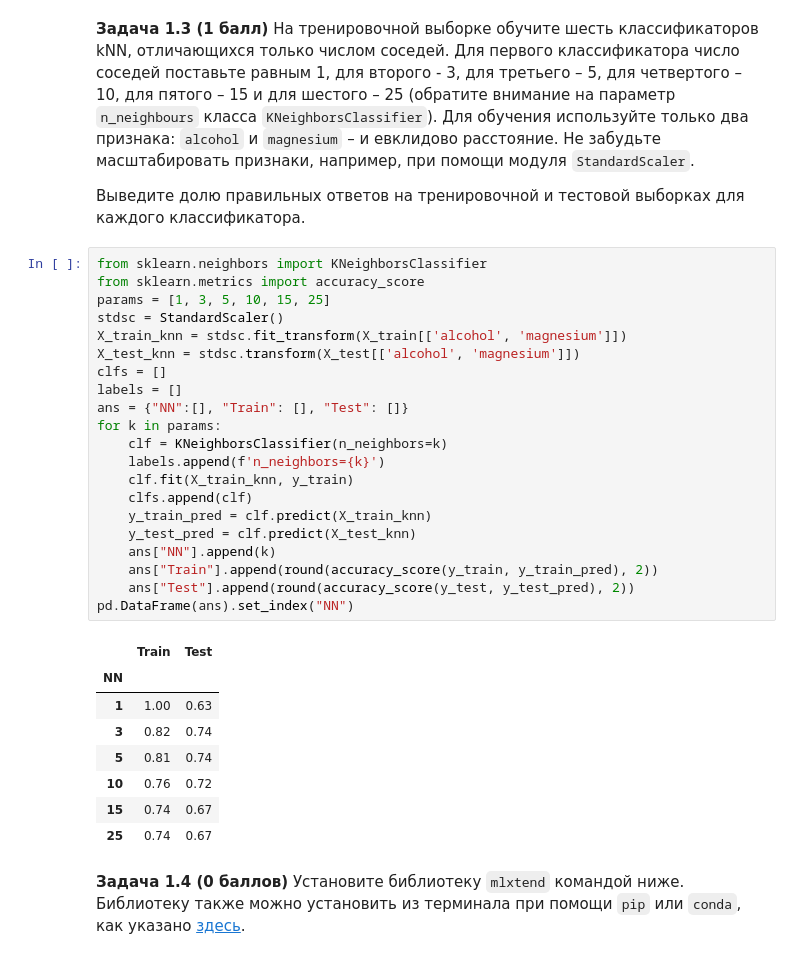
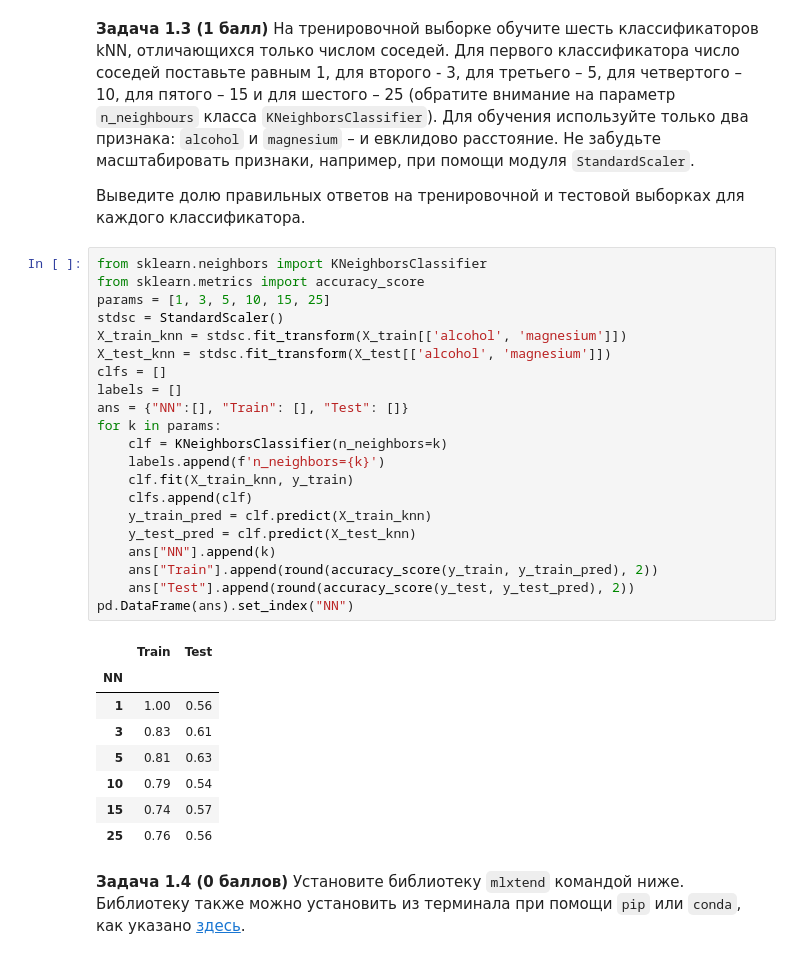
Before and after one commit to IgorLukhnev/hse_iad_data_analysis, a Jupyter notebook: hw4/hw04.ipynb, the cells around one changed output. Cells and saved outputs as stored; diff of their text form.

```diff
--- a/hw4/hw04.ipynb
+++ b/hw4/hw04.ipynb
@@ -105,33 +106,33 @@ X_train, X_test, y_train, y_test = train_test_split(X, y, test_size=0.3, random_
 # %%
 from sklearn.neighbors import KNeighborsClassifier
 from sklearn.metrics import accuracy_score
 params = [1, 3, 5, 10, 15, 25]
 stdsc = StandardScaler()
 X_train_knn = stdsc.fit_transform(X_train[['alcohol', 'magnesium']])
-X_test_knn = stdsc.transform(X_test[['alcohol', 'magnesium']])
+X_test_knn = stdsc.fit_transform(X_test[['alcohol', 'magnesium']])
 clfs = []
 labels = []
 ans = {"NN":[], "Train": [], "Test": []}
 for k in params:
     clf = KNeighborsClassifier(n_neighbors=k)
     labels.append(f'n_neighbors={k}')
     clf.fit(X_train_knn, y_train)
     clfs.append(clf)
     y_train_pred = clf.predict(X_train_knn)
     y_test_pred = clf.predict(X_test_knn)
     ans["NN"].append(k)
     ans["Train"].append(round(accuracy_score(y_train, y_train_pred), 2))
     ans["Test"].append(round(accuracy_score(y_test, y_test_pred), 2))
 pd.DataFrame(ans).set_index("NN")
 # %% [output]
 |  | Train | Test |
 | NN |  |  |
-| 1 | 1.00 | 0.63 |
-| 3 | 0.82 | 0.74 |
-| 5 | 0.81 | 0.74 |
-| 10 | 0.76 | 0.72 |
-| 15 | 0.74 | 0.67 |
-| 25 | 0.74 | 0.67 |
+| 1 | 1.00 | 0.56 |
+| 3 | 0.83 | 0.61 |
+| 5 | 0.81 | 0.63 |
+| 10 | 0.79 | 0.54 |
+| 15 | 0.74 | 0.57 |
+| 25 | 0.76 | 0.56 |
 # %% [markdown]
 **Задача 1.4 (0 баллов)** Установите библиотеку `mlxtend` командой ниже. Библиотеку также можно установить из терминала при помощи `pip` или `conda`, как указано [здесь](http://rasbt.github.io/mlxtend/installation/).
 # %%
```
Also changed, not shown: parts of 14 cells of this notebook.
